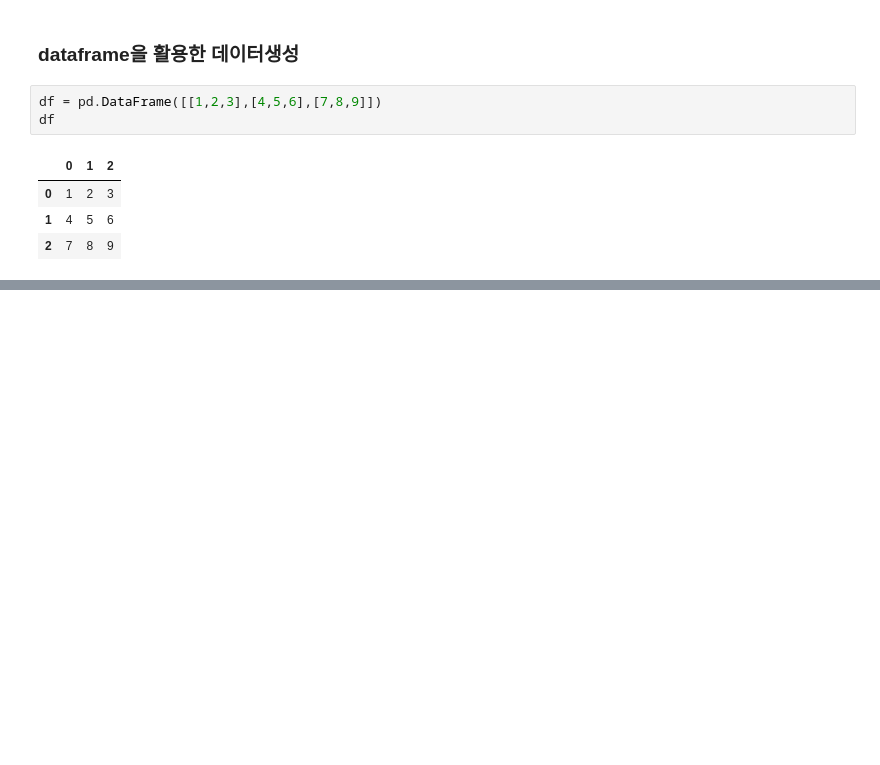
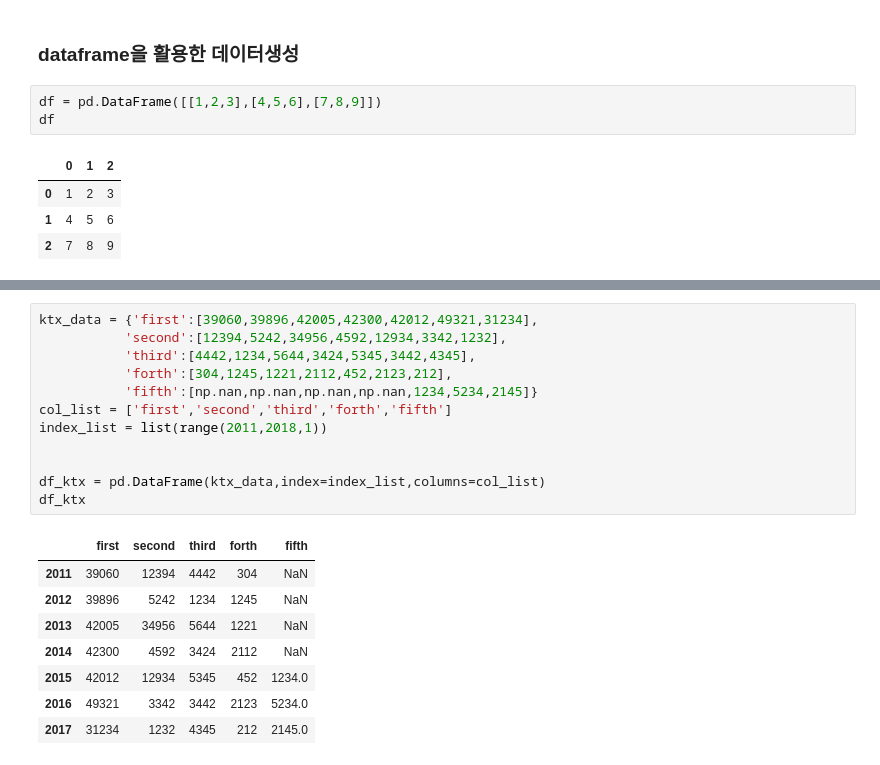
Before and after one commit to ppangh11/Practice_Python, a Jupyter notebook: Pandas연습.ipynb, the cells around one changed output, grey strips where cells are left out. Drawn from its saved outputs; the diff is of its cells as text; blank space fills up the shorter version.

```diff
--- a/Pandas연습.ipynb
+++ b/Pandas연습.ipynb
@@ -102,0 +265,21 @@ df
+# %%
+ktx_data = {'first':[39060,39896,42005,42300,42012,49321,31234],
+           'second':[12394,5242,34956,4592,12934,3342,1232],
+           'third':[4442,1234,5644,3424,5345,3442,4345],
+           'forth':[304,1245,1221,2112,452,2123,212],
+           'fifth':[np.nan,np.nan,np.nan,np.nan,1234,5234,2145]}
+col_list = ['first','second','third','forth','fifth']
+index_list = list(range(2011,2018,1))
+
+
+df_ktx = pd.DataFrame(ktx_data,index=index_list,columns=col_list)
+df_ktx
+# %% [output]
+|  | first | second | third | forth | fifth |
+| 2011 | 39060 | 12394 | 4442 | 304 | NaN |
+| 2012 | 39896 | 5242 | 1234 | 1245 | NaN |
+| 2013 | 42005 | 34956 | 5644 | 1221 | NaN |
+| 2014 | 42300 | 4592 | 3424 | 2112 | NaN |
+| 2015 | 42012 | 12934 | 5345 | 452 | 1234.0 |
+| 2016 | 49321 | 3342 | 3442 | 2123 | 5234.0 |
+| 2017 | 31234 | 1232 | 4345 | 212 | 2145.0 |
```
Also changed, not shown: parts of 31 cells of this notebook.
